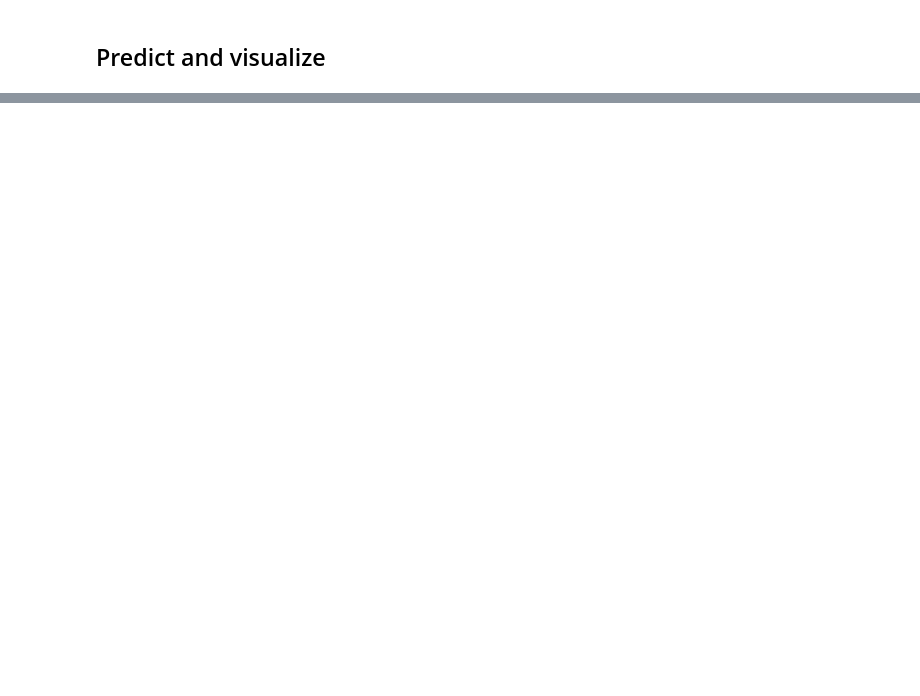
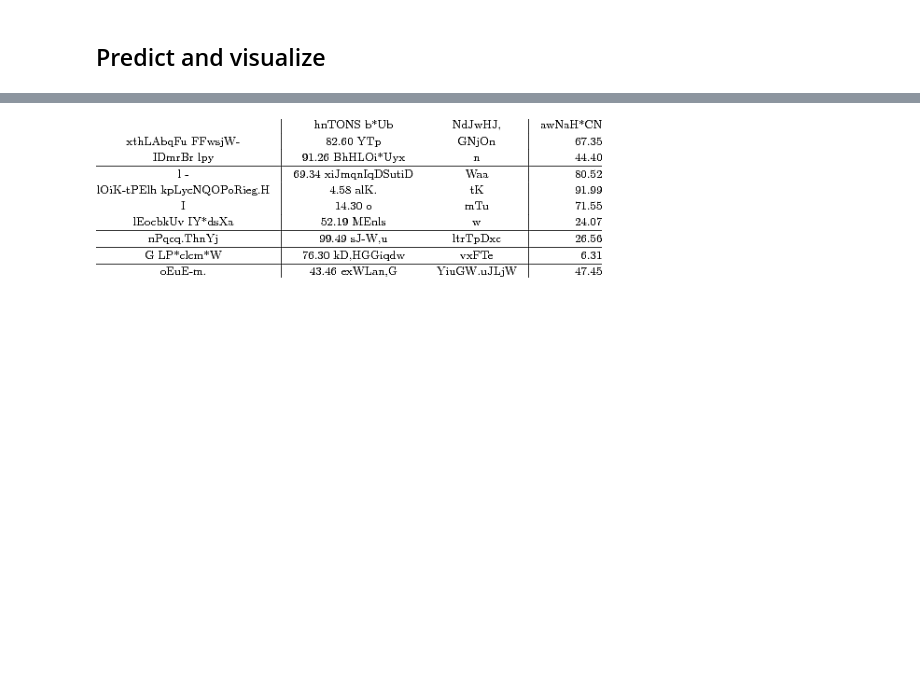
Before and after one commit to windj007/tablex-dataset, a Jupyter notebook: box_based_pytorch.ipynb, the cells around one changed output, grey strips where cells are left out. Drawn from its saved outputs; the diff is of its cells as text; code cells hidden in the pictures; blank space fills up the shorter version.

```diff
--- a/box_based_pytorch.ipynb
+++ b/box_based_pytorch.ipynb
@@ -457,3 +623,5 @@ NameError: name 'val_gen' is not defined
 # %%
-arr_to_img(test_batch[1][3][0])
+arr_to_img(test_batch[1][6][0])
+# %% [output]
+[figure, added]
 # %%
```
Also changed, not shown: parts of 22 cells of this notebook.
